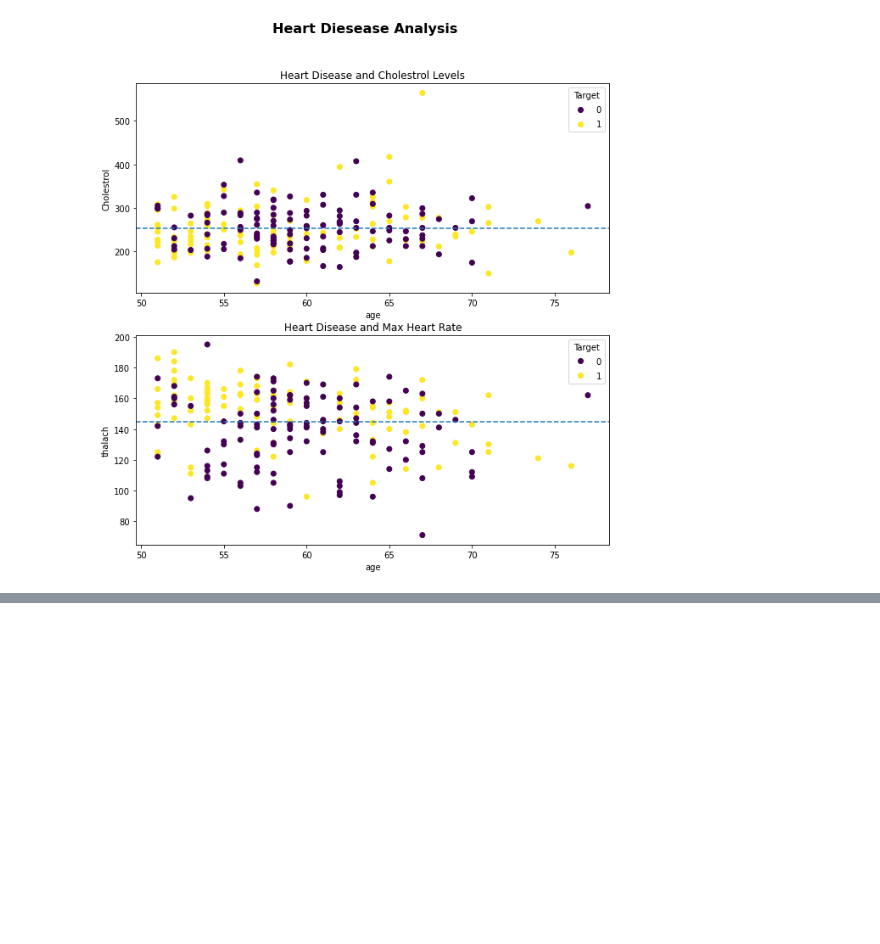
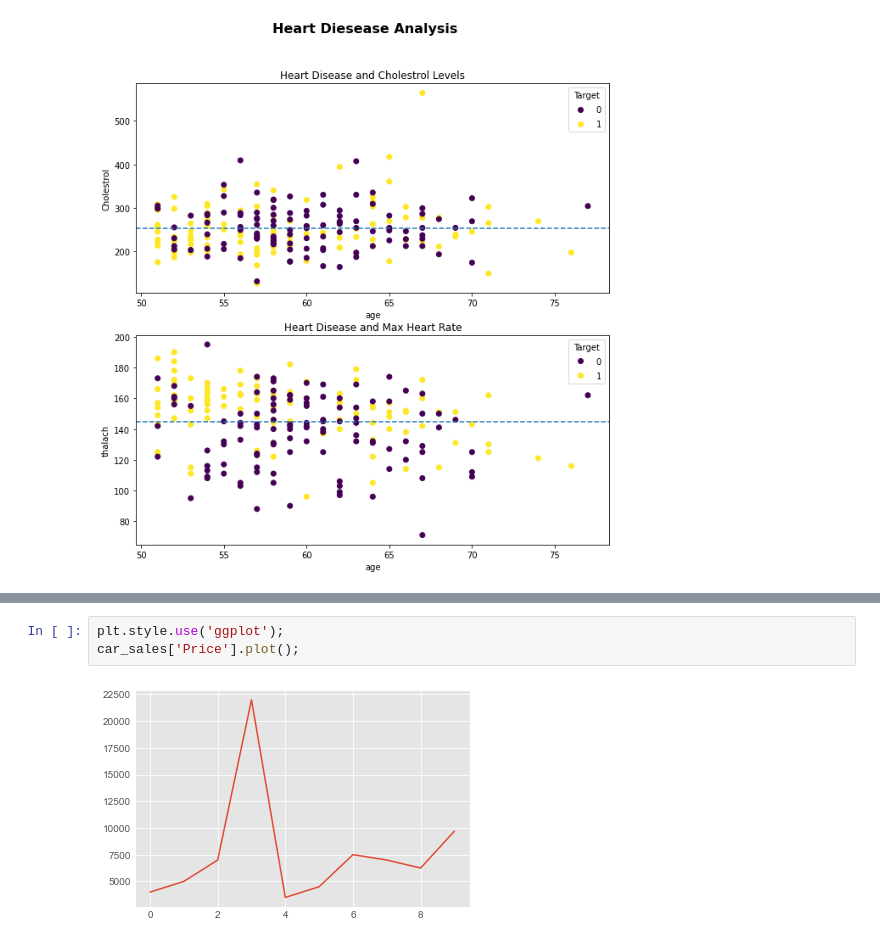
Before and after one commit to GKPSingh/M2D15, a Jupyter notebook: Learn Matplotlib.ipynb, the cells around one changed output, grey strips where cells are left out. Cells and saved outputs as stored; diff of their text form; blank space fills up the shorter version.

```diff
--- a/Learn Matplotlib.ipynb
+++ b/Learn Matplotlib.ipynb
@@ -305,0 +341,5 @@ fig.suptitle('Heart Diesease Analysis', fontsize =16, fontweight = 'bold' );
+# %%
+plt.style.use('ggplot');
+car_sales['Price'].plot();
+# %% [output]
+[figure, added]
```
Also changed, not shown: parts of 16 cells of this notebook.
